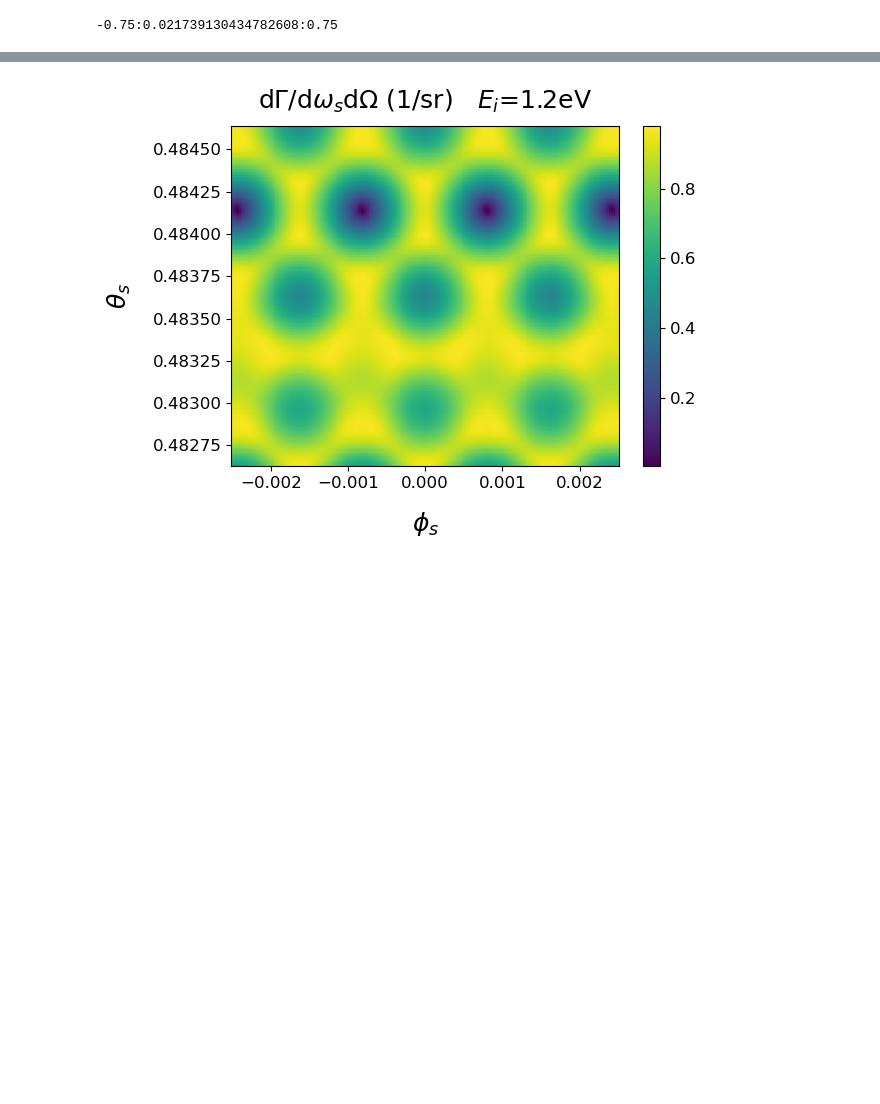
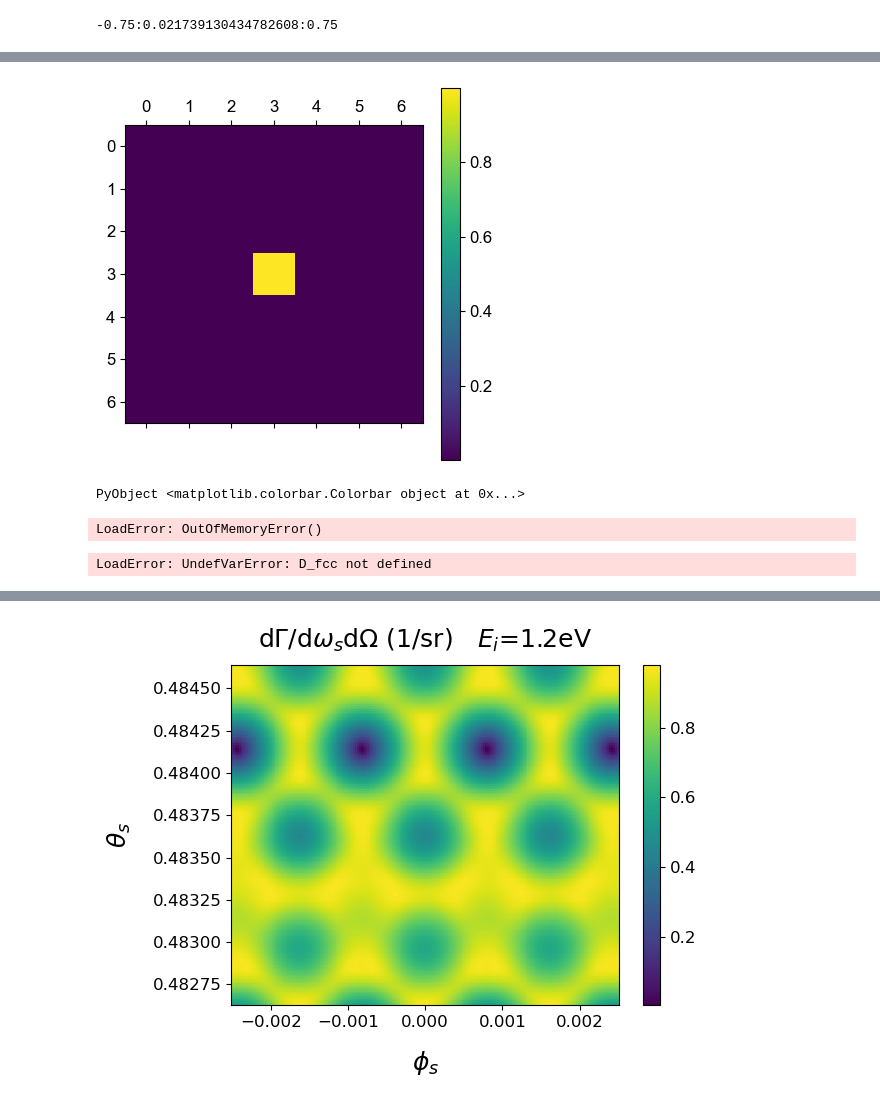
Before and after one commit to 16elinas/xopdc, a Jupyter notebook: Xray_3dphc_analysis.ipynb, the cells around one changed output, grey strips where cells are left out. Cells and saved outputs as stored; diff of their text form; code cells hidden in the pictures; blank space fills up the shorter version.

```diff
--- a/Xray_3dphc_analysis.ipynb
+++ b/Xray_3dphc_analysis.ipynb
@@ -403,0 +156,46 @@ offset is too much
+# %%
+matshow((M1dat[2, 7, 7, 7, 4, :, :]^2 .+ M2dat[2, 7, 7, 7, 4, :, :]^2 .+ M3dat[2, 7, 7, 7, 4, :, :]^2)*4.41*4)
+colorbar()
+# %% [output]
+[figure, added]
+PyObject <matplotlib.colorbar.Colorbar object at 0x...>
+# %%
+nx = 4
+ny = 4
+nz = 4
+k_r = [0.2, 0.2, 0.2]
+data = zeros(size(ks)[1], size(ks)[1], size(ks)[1])
+for i in 1:size(ks)[1]
+    for j in 1:size(ks)[1]
+        for k in size(ks)[1]
+            ik = round.(k_r.*((Nk-1)/1.5) .+ ((Nk+1)/2))
+            k0_rounded = (ik.-((Nk+1)/2)) ./ ((Nk-1)/1.5)
+            k0x, k0y, k0z = k0_rounded
+        end
+    end
+end
+kz = data[10]
+pcolormesh([D_wdpl_fs.Mspline[1, nx, ny, nz, 1](kx, ky, kz).^2 .+ D_wdpl_fs.Mspline[1, nx, ny, nz, 2](kx, ky, kz).^2 .+ D_wdpl_fs.Mspline[1, nx, ny, nz, 3](kx, ky, kz).^2 for kx in data, ky in data])
+colorbar()
+# %% [output]
+LoadError: OutOfMemoryError()
+# %%
+θtest = 0.29635
+ϕtest1 = -0.0004
+ϕtest2 = 0.000325
+println("rate left: ", string(dΓdωdΩ_stitch_FCC(ωp - ωi, θtest, ϕtest1, gvec, P, D_fcc, χ, np, L, 3, 1, lz=0.2e14)*cos(θtest)))
+println("rate right: ", string(dΓdωdΩ_stitch_FCC(ωp - ωi, θtest, ϕtest2, gvec, P, D_fcc, χ, np, L, 3, 1, lz=0.2e14)*cos(θtest)))
+info1 = info_stitch_FCC(ωp - ωi, θtest, ϕtest1, gvec, P, D_fcc, χ, np, L, 4, 1, 0.2e14)
+info2 = info_stitch_FCC(ωp - ωi, θtest, ϕtest2, gvec, P, D_fcc, χ, np, L, 4, 1, 0.2e14)
+println("G offset l: ", string(info1[1]))
+println("G offset r: ", string(info2[1]))
+println("k0 l: ", string(info1[2]))
+println("k0 r: ", string(info2[2]))
+println("k in 1BZ in recip. lattice coords, l: ", string(info1[3]))
+println("k in 1BZ in recip. lattice coords, r: ", string(info2[3]))
+println("M0, l: ", string(info1[4]))
+println("M0, r: ", string(info2[4]))
+println("ωi, l: ", string(info1[5]))
+println("ωi, r: ", string(info2[5]))
+# %% [output]
+LoadError: UndefVarError: D_fcc not defined
```
Also changed, not shown: parts of 71 cells of this notebook, 8 other files.
